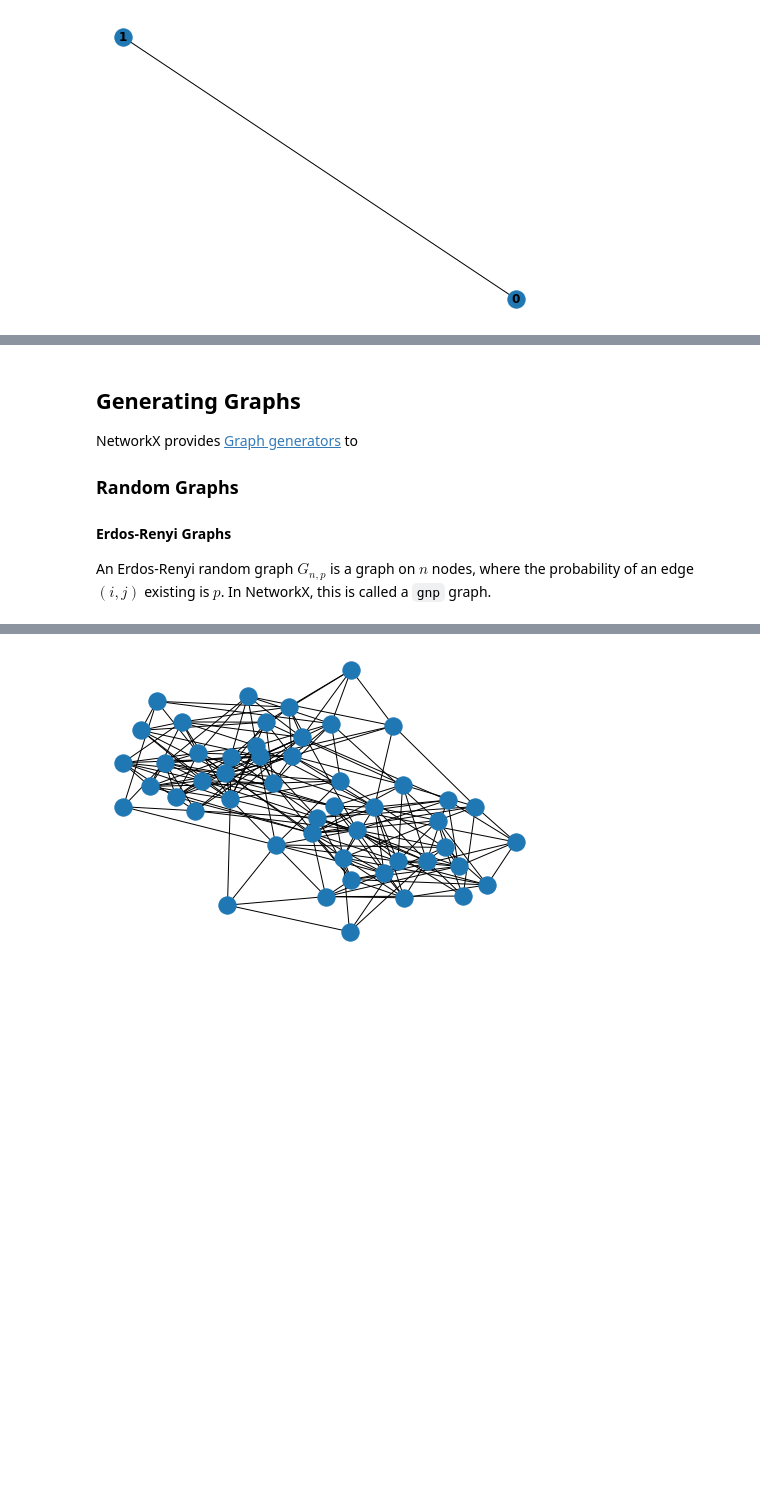
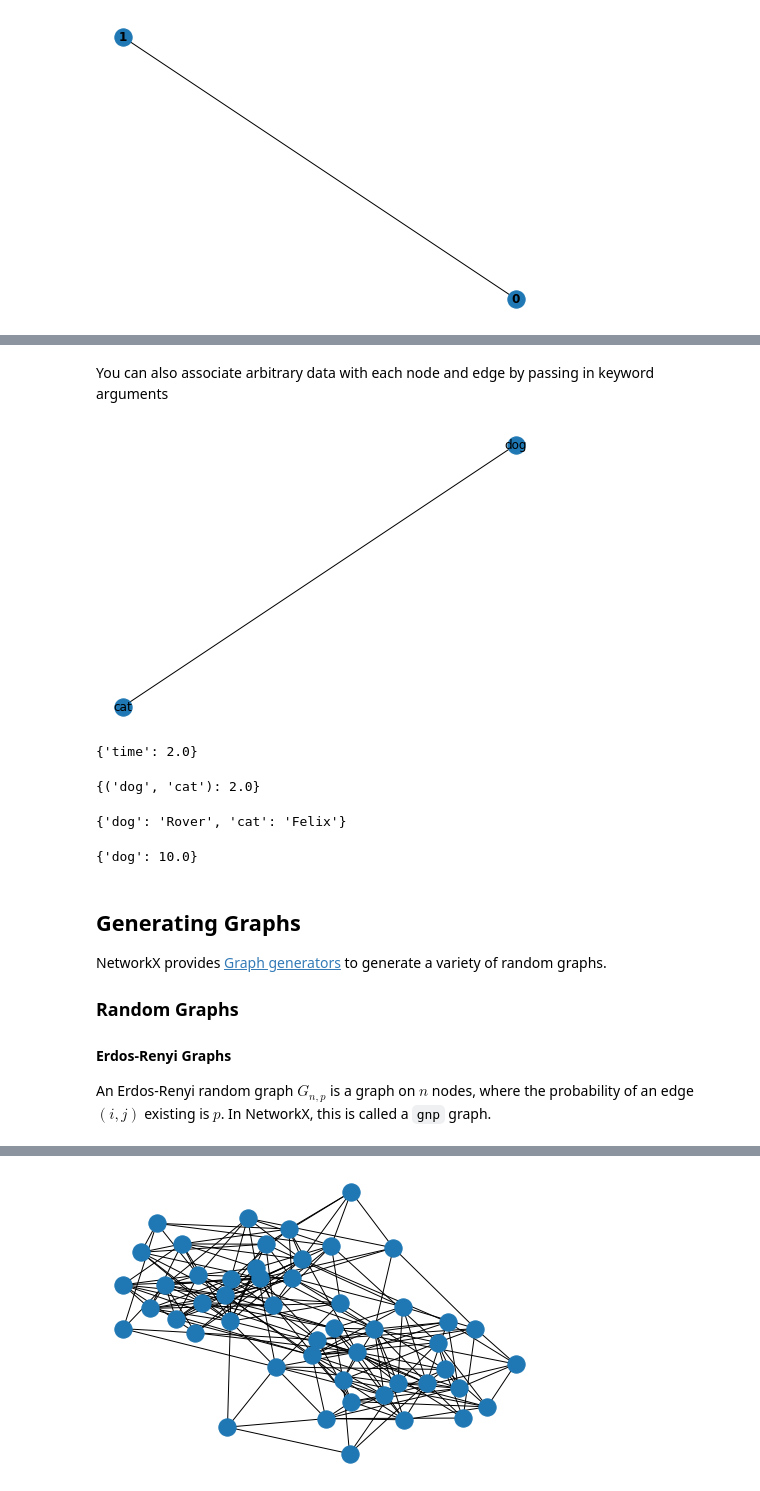
Before and after one commit to caam37830/book, a Jupyter notebook: 05_graphs/networkx.ipynb, the cells around one changed output, grey strips where cells are left out. Drawn from its saved outputs; the diff is of its cells as text; code cells hidden in the pictures; blank space fills up the shorter version.

```diff
--- a/05_graphs/networkx.ipynb
+++ b/05_graphs/networkx.ipynb
@@ -26,6 +54,41 @@ plt.show()
+# %% [markdown]
+You can also associate arbitrary data with each node and edge by passing in keyword arguments
+# %%
+G = nx.Graph()
+
+# add nodes
+G.add_node("dog", name="Rover", weight=10.0)
+G.add_node("cat", name="Felix")
+
+# add edge
+G.add_edge("cat","dog", time=2.0)
+
+# draws the graph to pyplot axes
+nx.draw(G, with_labels=True)
+plt.show()
+# %% [output]
+[figure, added]
+# %%
+G.get_edge_data("cat", "dog")
+# %% [output]
+{'time': 2.0}
+# %%
+nx.get_edge_attributes(G, "time")
+# %% [output]
+{('dog', 'cat'): 2.0}
+# %%
+names = nx.get_node_attributes(G, "name")
+names
+# %% [output]
+{'dog': 'Rover', 'cat': 'Felix'}
+# %%
+weights = nx.get_node_attributes(G, "weight")
+weights
+# %% [output]
+{'dog': 10.0}
 # %% [markdown]
 ## Generating Graphs
-NetworkX provides [Graph generators](https://networkx.github.io/documentation/stable/reference/generators.html) to
+NetworkX provides [Graph generators](https://networkx.github.io/documentation/stable/reference/generators.html) to generate a variety of random graphs.
 
 ### Random Graphs
 
```
Also changed, not shown: parts of 41 cells of this notebook, 20 other files.
